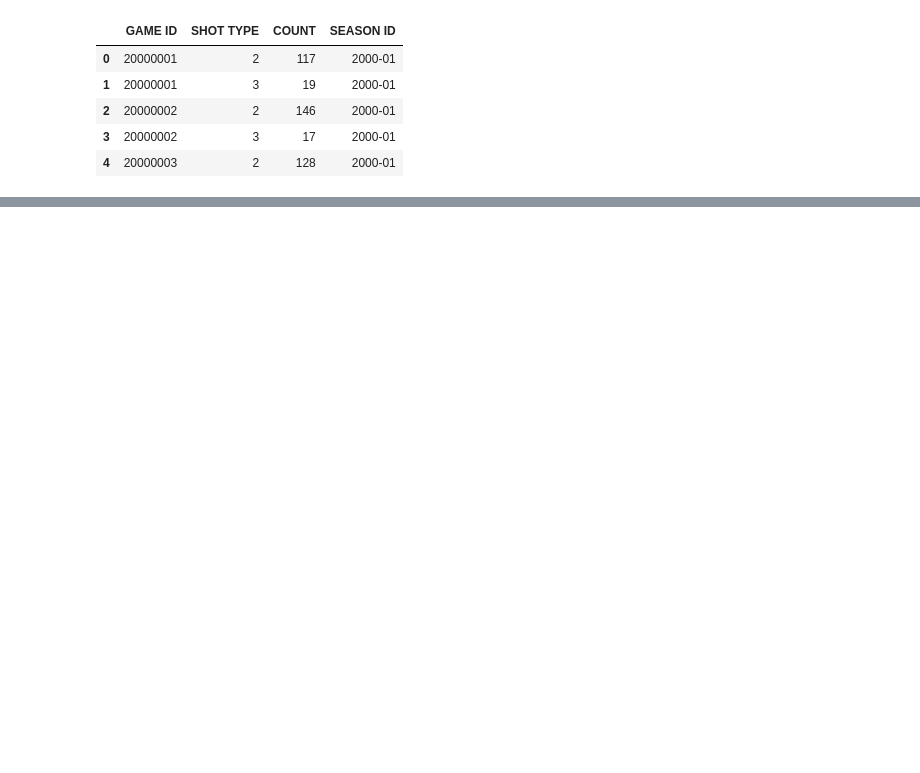
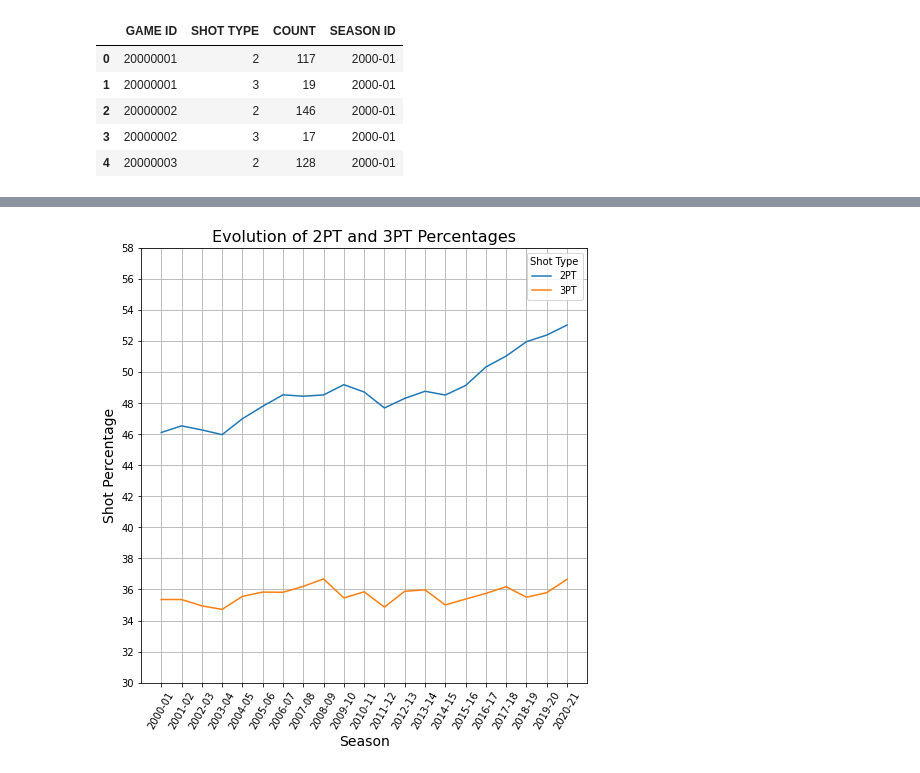
Before and after one commit to kmcsquared/TFM, a Jupyter notebook: shots.ipynb, the cells around one changed output, grey strips where cells are left out. Drawn from its saved outputs; the diff is of its cells as text; code cells hidden in the pictures; blank space fills up the shorter version.

```diff
--- a/shots.ipynb
+++ b/shots.ipynb
@@ -194,0 +255,6 @@ plt.legend(['2PT', '3PT'], title='Shot Type', loc=1, fontsize=9.5)
+# %%
+# GOAL: Extract 3 pointers
+
+three_pointers = all_shots[all_shots['SHOT TYPE'] == 3]
+three_pointers = three_pointers.groupby(['SEASON ID', 'GAME ID', 'SHOT MADE FLAG']).size().reset_index(name='COUNT')
+three_pointers # 50205 rows, but there should be 50208 (2 x number of games)
@@ -194,0 +349,6 @@ plt.legend(['2PT', '3PT'], title='Shot Type', loc=1, fontsize=9.5)
+# %%
+# GOAL: Extract 2 pointers
+
+two_pointers = all_shots[all_shots['SHOT TYPE'] == 2]
+two_pointers = two_pointers.groupby(['SEASON ID', 'GAME ID', 'SHOT MADE FLAG']).size().reset_index(name='COUNT')
+two_pointers # 50208 rows (as expected)
@@ -194,0 +369,13 @@ plt.legend(['2PT', '3PT'], title='Shot Type', loc=1, fontsize=9.5)
+# %%
+# GOAL: Calculate 2PT percentages
+
+# Separate makes and misses
+two_pointers_made = two_pointers[two_pointers['SHOT MADE FLAG']].reset_index(drop=True) # 25104 rows
+two_pointers_made = two_pointers_made.groupby(['SEASON ID']).sum()['COUNT']
+
+two_pointers_miss = two_pointers[~two_pointers['SHOT MADE FLAG']].reset_index(drop=True) # 25104 rows
+two_pointers_miss = two_pointers_miss.groupby(['SEASON ID']).sum()['COUNT']
+
+# Calculate shot percentage
+two_pointers_percentage = 100*two_pointers_made / (two_pointers_made + two_pointers_miss)
+two_pointers_percentage
@@ -194,0 +400,18 @@ plt.legend(['2PT', '3PT'], title='Shot Type', loc=1, fontsize=9.5)
+# %%
+# GOAL: Plot 2PT and 3PT percentages together
+
+plt.figure(figsize=(8,8))
+plt.title('Evolution of 2PT and 3PT Percentages', fontsize=16)
+plt.xlabel('Season', fontsize=14)
+plt.ylabel('Shot Percentage', fontsize=14)
+plt.plot(two_pointers_percentage.index, two_pointers_percentage)
+plt.plot(three_pointers_percentage.index, three_pointers_percentage)
+plt.tick_params(axis='x', which='major', labelsize=10, rotation=60)
+plt.yticks(np.arange(30, 60, step=2))
+plt.grid(True)
+plt.legend(['2PT', '3PT'], title='Shot Type', loc='best', fontsize=9.5)
+
+
+plt.savefig('./Graphs/Shots/Evolution of 2PT and 3PT Percentages')
+# %% [output]
+[figure, added]
```
Also changed, not shown: parts of 30 cells of this notebook, 4 other files.
